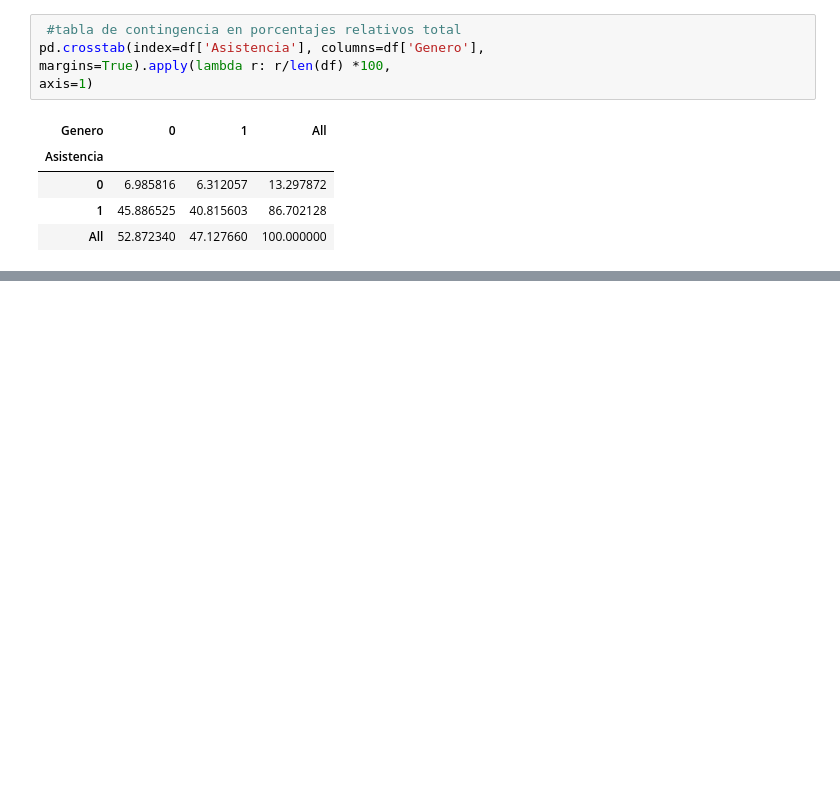
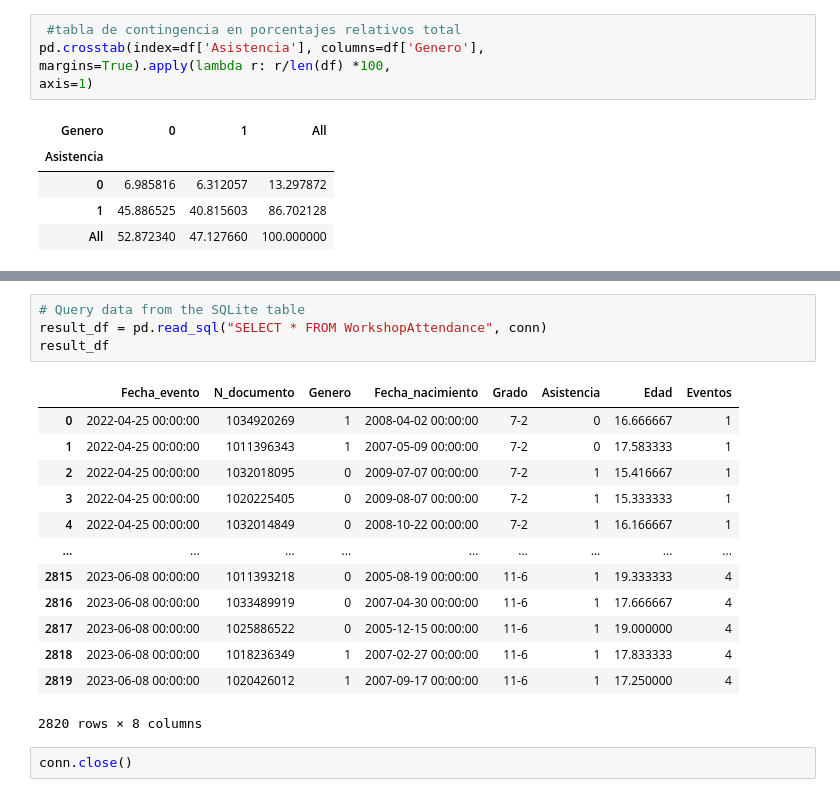
Before and after one commit to JdavidRamirez/Education-Program-Insight, a Jupyter notebook: EducationProgramInsight.ipynb, the cells around one changed output, grey strips where cells are left out. Cells and saved outputs as stored; diff of their text form; blank space fills up the shorter version.

```diff
--- a/EducationProgramInsight.ipynb
+++ b/EducationProgramInsight.ipynb
@@ -214,0 +276,20 @@ pd.crosstab(index=df['Grado'], columns=df['Events'])
+# %%
+# Query data from the SQLite table
+result_df = pd.read_sql("SELECT * FROM WorkshopAttendance", conn)
+result_df
+# %% [output]
+|  | Fecha_evento | N_documento | Genero | Fecha_nacimiento | Grado | Asistencia | Edad | Eventos |
+| 0 | 2022-04-25 00:00:00 | 1034920269 | 1 | 2008-04-02 00:00:00 | 7-2 | 0 | 16.666667 | 1 |
+| 1 | 2022-04-25 00:00:00 | 1011396343 | 1 | 2007-05-09 00:00:00 | 7-2 | 0 | 17.583333 | 1 |
+| 2 | 2022-04-25 00:00:00 | 1032018095 | 0 | 2009-07-07 00:00:00 | 7-2 | 1 | 15.416667 | 1 |
+| 3 | 2022-04-25 00:00:00 | 1020225405 | 0 | 2009-08-07 00:00:00 | 7-2 | 1 | 15.333333 | 1 |
+| 4 | 2022-04-25 00:00:00 | 1032014849 | 0 | 2008-10-22 00:00:00 | 7-2 | 1 | 16.166667 | 1 |
+| ... | ... | ... | ... | ... | ... | ... | ... | ... |
+| 2815 | 2023-06-08 00:00:00 | 1011393218 | 0 | 2005-08-19 00:00:00 | 11-6 | 1 | 19.333333 | 4 |
+| 2816 | 2023-06-08 00:00:00 | 1033489919 | 0 | 2007-04-30 00:00:00 | 11-6 | 1 | 17.666667 | 4 |
+| 2817 | 2023-06-08 00:00:00 | 1025886522 | 0 | 2005-12-15 00:00:00 | 11-6 | 1 | 19.000000 | 4 |
+| 2818 | 2023-06-08 00:00:00 | 1018236349 | 1 | 2007-02-27 00:00:00 | 11-6 | 1 | 17.833333 | 4 |
+| 2819 | 2023-06-08 00:00:00 | 1020426012 | 1 | 2007-09-17 00:00:00 | 11-6 | 1 | 17.250000 | 4 |
+2820 rows × 8 columns
+# %%
+conn.close()
```
Also changed, not shown: parts of 10 cells of this notebook.
